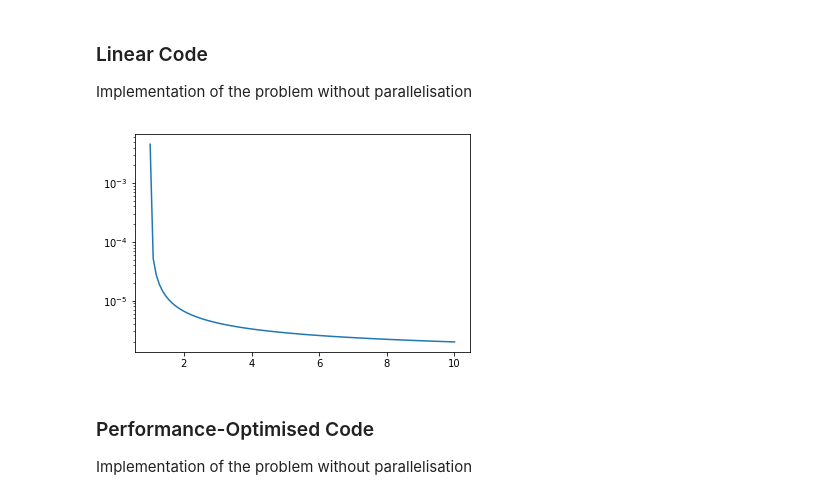
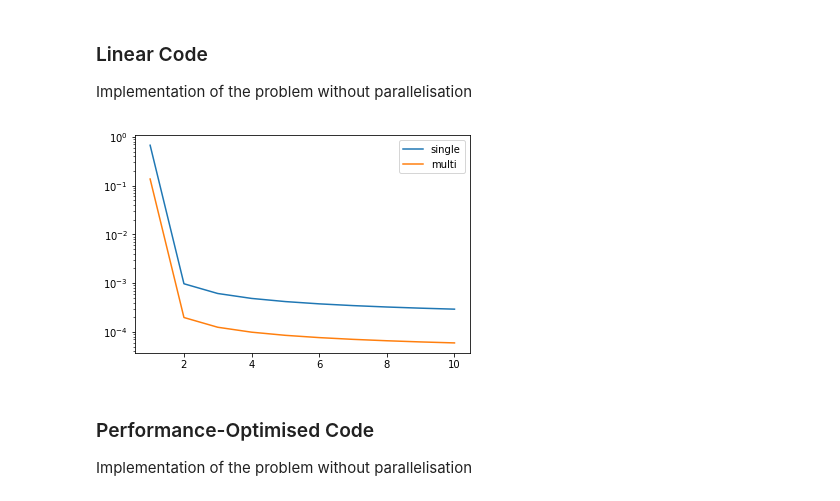
Before and after one commit to sheeshee/High-Performance-Computing-Coursework, a Jupyter notebook: Assignment 1/Assignment 1 Submission.ipynb, the cells around one changed output. Cells and saved outputs as stored; diff of their text form; code cells hidden in the pictures.

```diff
--- a/Assignment 1/Assignment 1 Submission.ipynb
+++ b/Assignment 1/Assignment 1 Submission.ipynb
@@ -299,6 +299,6 @@ def measure_success(iterations, size):
     results = results.reshape(width, height)/iterations
     return results
 # %%
-results = measure_success(2000, 20)
+results = measure_success(2000, 10)
 show_success_map(results)
 # %% [output]
@@ -442,21 +442,37 @@ def plot_potential(low, high, R, M, y, show=True):
     plt.plot(r, potentials)
     if show:
         plt.show()
+
+
+def multi_iterations_mulit_radii(low, high, R, M, N, iterations):
+    """
+    """
+    results = np.zeros((R, 1))
+    for i in range(iterations):
+        y = spawn_y(N)
+        results += calculate_multi_radii(low, high, R, M, y)
+    return results/iterations
+# %%
+N = 1000
+low = 1.001
+high = 10
+R = 10
+M = 10
+iterations = 100
+y = spawn_y(N)
 # %%
-y = spawn_y(1e2)
-low = 1.001
-high = 10
-R = 100
-M = 100
-
 r = r_linspace(low, high, R)
 exact = single_centre_multi_radii(low, high, R)
-exper_s = calculate_multi_radii(low, high, R, M, y)
-Es = relative_error(exact, exper_s)
-plt.semilogy(r, Es)
+exper_single = calculate_multi_radii(low, high, R, M, y)
+exper_slow = multi_iterations_mulit_radii(low, high, R, M, N, iterations)
+E_single = relative_error(exact, exper_single)
+E_slow = relative_error(exact, exper_slow)
+plt.semilogy(r, E_single, label='single')
+plt.semilogy(r, E_slow, label='multi')
+plt.legend()
 plt.show()
 # %% [output]
-[figure, old version]
+[figure, new version]
 # %% [markdown]
 ### Performance-Optimised Code
 Implementation of the problem without parallelisation
```
Also changed, not shown: parts of 10 cells of this notebook.
